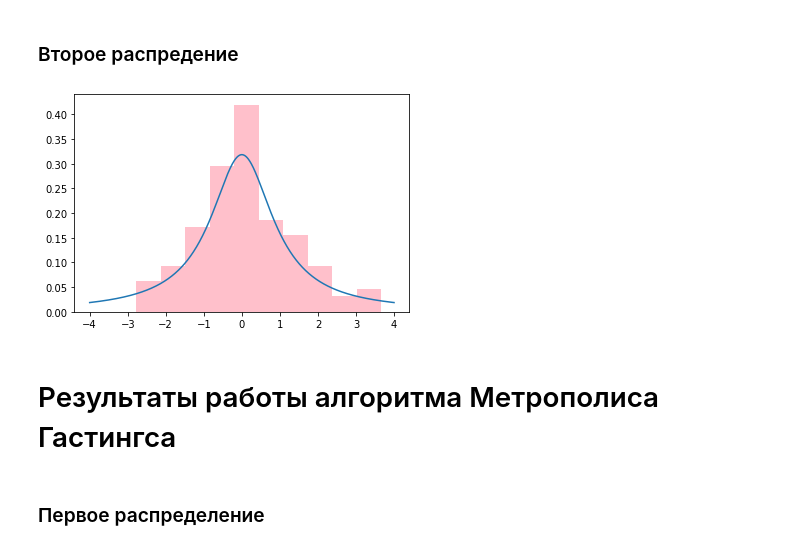
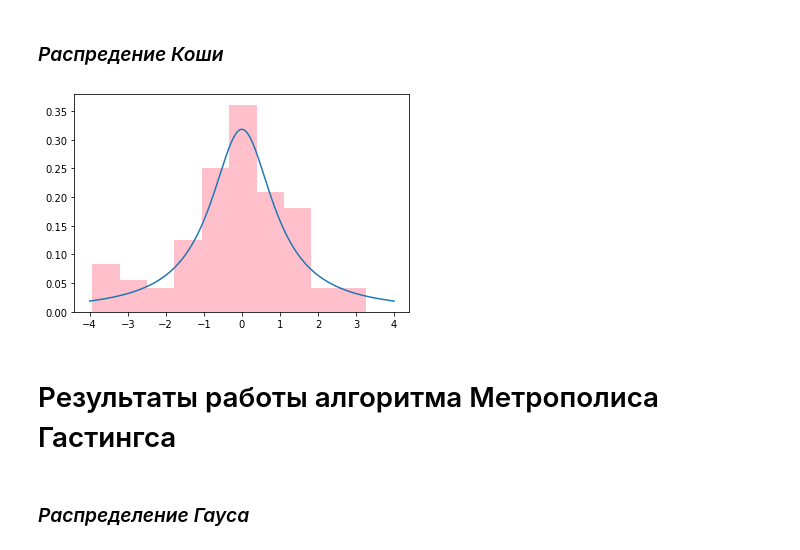
Before and after one commit to dariakrtn/AI_2022, a Jupyter notebook: lab_6_sampling.ipynb, the cells around one changed output. Saved outputs shown, nothing was run; the diff lists cells and outputs as text; code cells hidden in the pictures.

```diff
--- a/lab_6_sampling.ipynb
+++ b/lab_6_sampling.ipynb
@@ -15,5 +17,4 @@ def dist_gaus(x:float) -> float:
 # %%
-def dist_exp(x:float) -> float:
-    # return 0.25 * np.exp(-0.25 * x)
+def dist_cauchy(x:float) -> float:
     return 1 / np.pi * (1 / (1 + x**2))
 # %% [markdown]
@@ -63,13 +64,13 @@ Show(function_distribution=dist_gaus, function_sampling=Rejection_Sampling)
-# %% [markdown]
-### Второе распредение
+# %% [markdown]
+### *Распредение Коши*
 # %%
-Show(function_distribution=dist_exp, function_sampling=Rejection_Sampling)
+Show(function_distribution=dist_cauchy, function_sampling=Rejection_Sampling)
 # %% [output]
-[figure, old version]
+[figure, new version]
 # %% [markdown]
 # Результаты работы алгоритма Метрополиса Гастингса
-# %% [markdown]
-### Первое распределение
+# %% [markdown]
+### *Распределение Гауса*
 # %%
 Show(function_distribution=dist_gaus, function_sampling=Metropolis_Of_Hastings)
 # %% [output]
```
Also changed, not shown: parts of 14 cells of this notebook.
